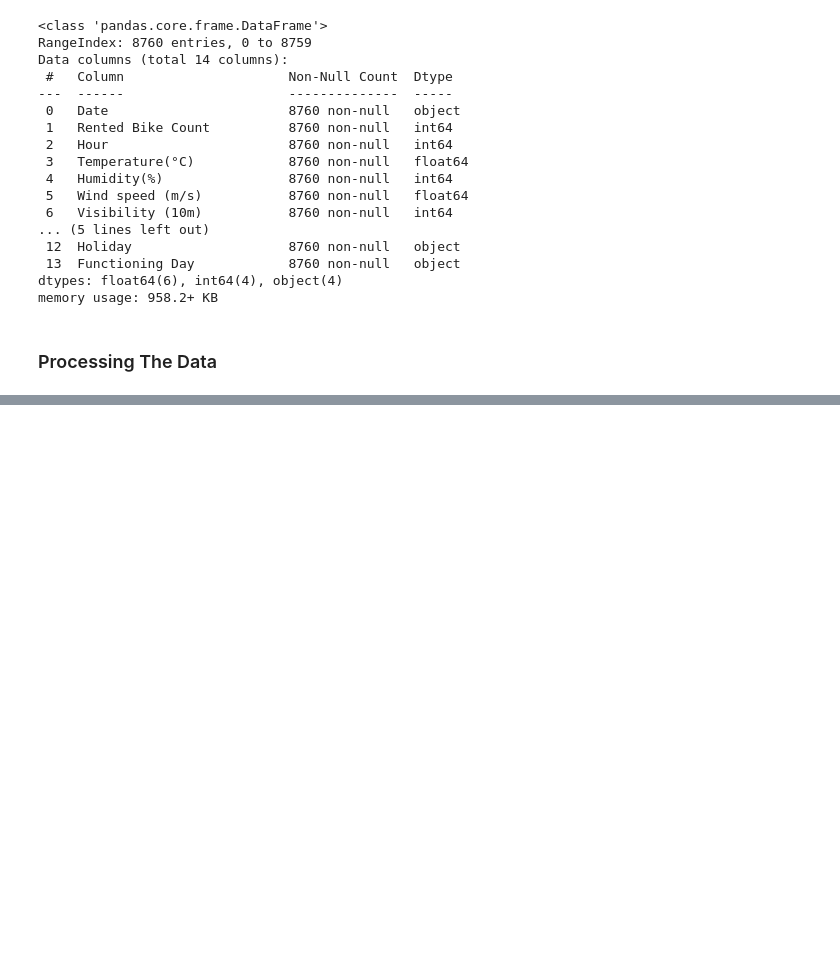
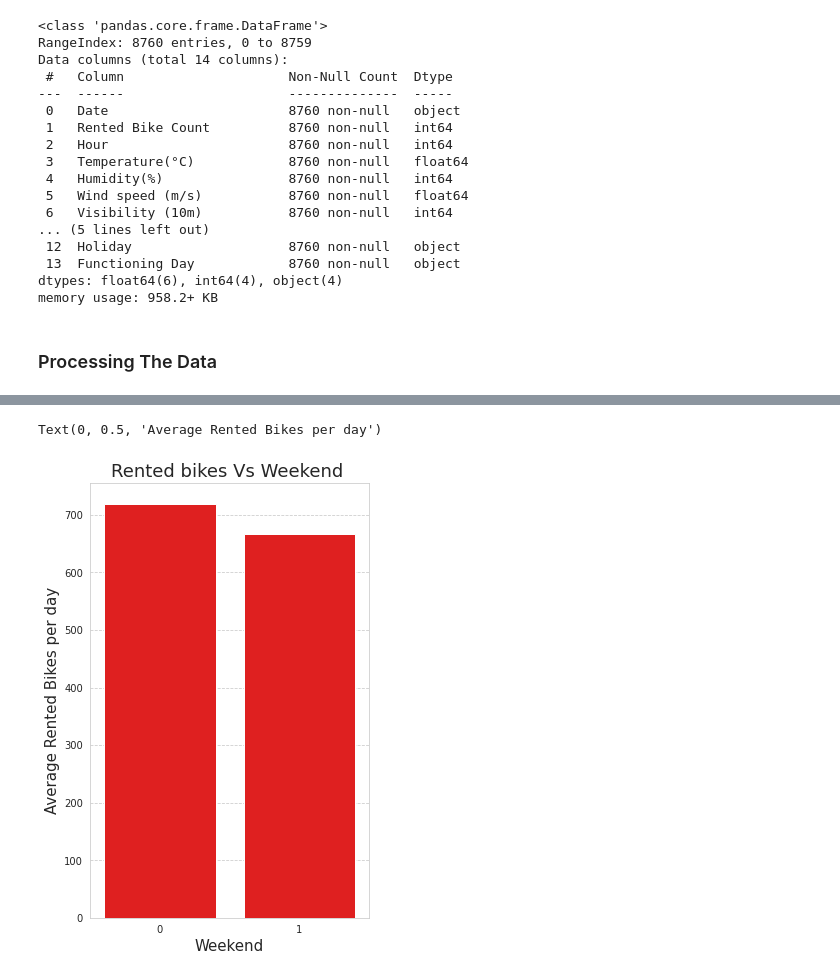
Before and after one commit to Ajinkya6597/Bike_sharing_demand_prediction, a Jupyter notebook: Bike_Sharing_Demand_Prediction_Capstone_Project.ipynb, the cells around one changed output, grey strips where cells are left out. Saved outputs shown, nothing was run; the diff lists cells and outputs as text; code cells hidden in the pictures; blank space fills up the shorter version.

```diff
--- a/Bike_Sharing_Demand_Prediction_Capstone_Project.ipynb
+++ b/Bike_Sharing_Demand_Prediction_Capstone_Project.ipynb
@@ -104,0 +202,11 @@ memory usage: 958.2+ KB
+# %%
+# Visualisation of average number of rented bikes vs Weekday or Weekend
+
+fig,ax=plt.subplots(figsize=(5,8))
+sns.barplot(data=df,x='Weekend',y='Rented Bike Count',ax=ax,ci=None , color ='red')
+ax.set_title('Rented bikes Vs Weekend ' , fontsize=18)
+ax.set_xlabel('Weekend',fontsize=15)
+ax.set_ylabel('Average Rented Bikes per day',fontsize=15)
+# %% [output]
+Text(0, 0.5, 'Average Rented Bikes per day')
+[figure, added]
```
Also changed, not shown: parts of 145 cells of this notebook.
